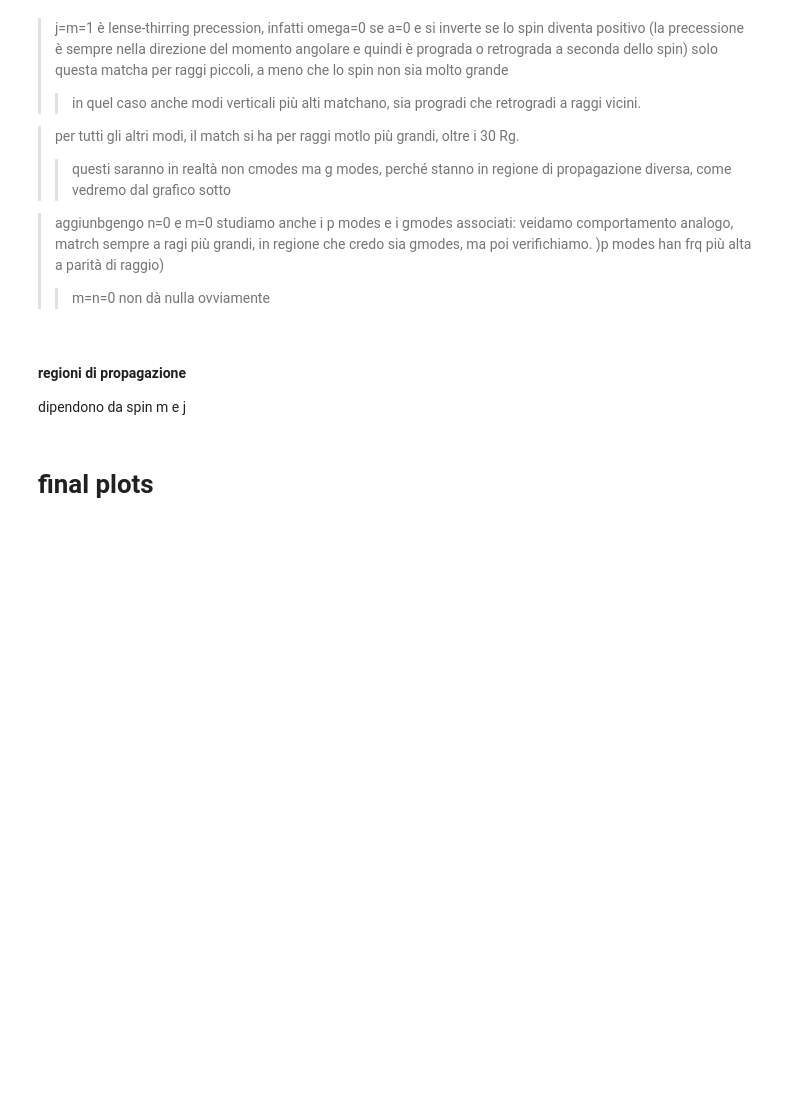
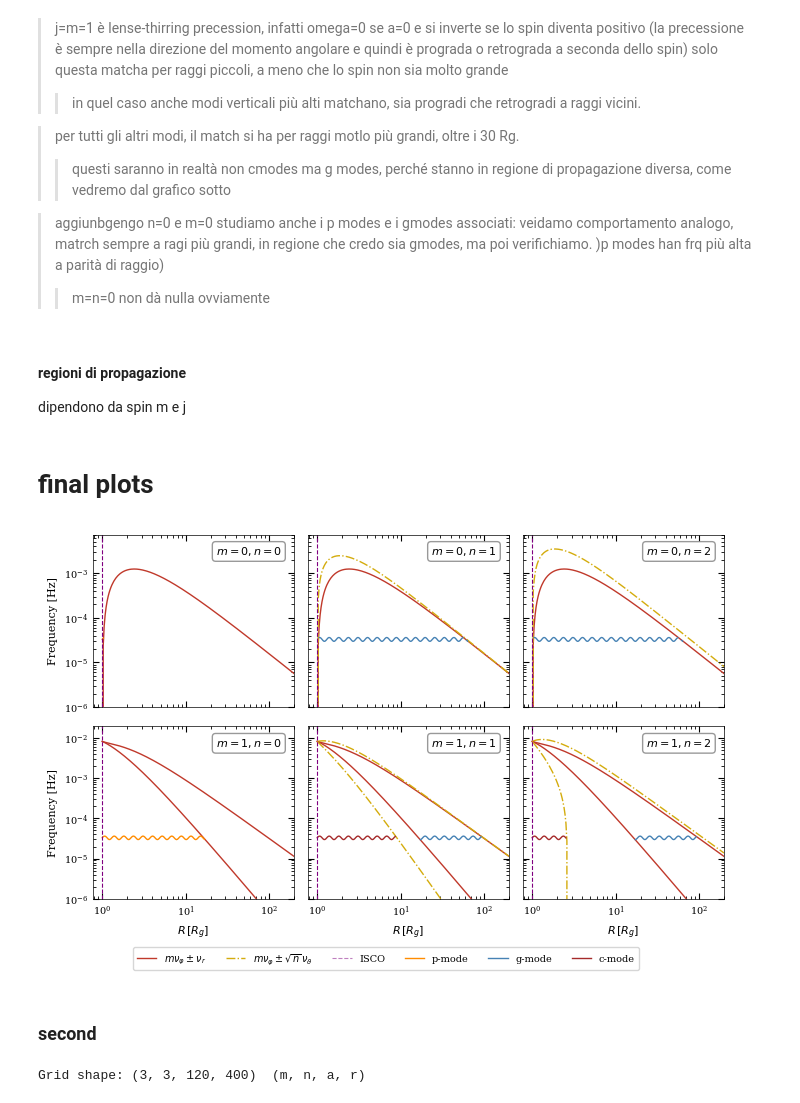
Before and after one commit to mauroghira/iuss_thesis, a Jupyter notebook: c_modes.ipynb, the cells around one changed output. Saved outputs shown, nothing was run; the diff lists cells and outputs as text; code cells hidden in the pictures; blank space fills up the shorter version.

Commit message:
more graphs

```diff
--- a/c_modes.ipynb
+++ b/c_modes.ipynb
@@ -492,6 +529,19 @@ def plot_target_wavy_trapped(ax, r_vals, freq_plus_kappa, freq_minus_kappa,
     elif mm > 0 and nn == 0:
         p_mask = (target_wavy_pos >= freq_plus_kappa) & ~np.isnan(freq_plus_kappa)
         _plot_first_segment(p_mask, target_wavy_pos, 'darkorange', 'p', 'p-mode')
+# %%
+params = {
+    "m": (0, 3, 4),
+    "j": (0, 3, 4),
+    "a": (-1, 1, 201),
+    "rivr": (1, 200, 200)
+}
+labels = list(params.keys())
+param_vectors, mesh_arrays = create_param_grid(params)
+
+m, j, A, RIVR = mesh_arrays
+
+RIVR = np.maximum(RIVR, r_isco(A))
 # %%
 # ── frequencies on the grid (computed once outside the plot loop) ────
 Omega      = nu_phi(RIVR, A)    # azimuthal orbital frequency
@@ -499,18 +549,13 @@ Omega_perp = nu_theta(RIVR, A)  # vertical epicyclic frequency
 kappa      = nu_r(RIVR, A)      # radial epicyclic frequency
 
 # ── choose spin slice ────────────────────────────────────────────────
-ia = 198   # index into spin axis  (ia=0 → a ≈ -0.99)
+ia = 200   # index into spin axis  (ia=0 → a ≈ -0.99)
 a_val      = A[0, 0, ia, 0]
 r_isco_val = r_isco(a_val)
 
 NM, NJ = 2, 3   # m = 0..3,  n = 0..2
 
-fig, axes = plt.subplots(NM, NJ, figsize=(7, 4.5), sharex=True, sharey="row")
-"""
-fig.suptitle(
-    fr"Propagation diagram  (a = {a_val:.2f},  M = {M_BH:.1e} $M_\odot$)",3, y=0.995
-)
-#"""
+fig, axes = plt.subplots(NM, NJ, figsize=(7, 4.5), sharex=True)
 
 legend_handles = {}   # filled in-place by plot_target_wavy_trapped
 
@@ -549,15 +594,17 @@ for im in range(NM):
                                  legend_handles)
 
         # ── ISCO vertical line ───────────────────────────────────────
-        ax.axvline(r_isco_val, color='purple', linestyle='--', linewidth=0.5, alpha=0.5)
+        ax.axvline(r_isco_val, color='purple', linestyle='--', linewidth=0.8)
 
         # ── scale ────────────────────────────────────────────────────
-        ax.set_yscale("symlog", linthresh=1e-5) if has_negative else ax.set_yscale("log")
+        #ax.set_ylim(bottom=1e-5)
+        #ax.set_yscale("symlog", linthresh=1e-5) if has_negative else ax.set_yscale("log")
         ax.set_xscale("log")
+        ax.set_xlim(right=np.max(RIVR))
 
         # ── internal title ───────────────────────────────────────────
-        ax.text(0.97, 0.97, f"m = {mm},  n = {nn}",
-                transform=ax.transAxes, fontweight='bold',
+        ax.text(0.94, 0.94, fr"$m = {mm},  n = {nn}$",
+                transform=ax.transAxes, #fontweight='bold',
                 ha='right', va='top',
                 bbox=dict(boxstyle='round,pad=0.3', facecolor='white',
                           edgecolor='gray', alpha=0.8))
@@ -567,37 +614,49 @@ for im in range(NM):
             ax.set_xlabel(r"$R\,[R_g]$")
         else:
             ax.tick_params(labelbottom=False)
 
         if ij == 0:
             ax.set_ylabel("Frequency [Hz]")
         else:
             ax.tick_params(labelleft=False)
 
+for im in range(NM):
+    row_axes = [axes[im, ij] for ij in range(NJ)]
+    row_tops = [ax.get_ylim()[1] for ax in row_axes]
+    global_top = max(row_tops)
+    for ax in row_axes:
+        ax.set_ylim(bottom=1e-6, top=global_top*2)
+        ax.set_yscale("log")
+
 # ── single shared legend ─────────────────────────────────────────────
-h_red   = mlines.Line2D([], [], color='red',   lw=1, ls='-',
+h_red   = mlines.Line2D([], [], color='#C0392B', lw=1, ls='-',
                          label=r'$m\nu_\varphi \pm \nu_r$')
-h_green = mlines.Line2D([], [], color='green', lw=1, ls='-.',
+h_green = mlines.Line2D([], [], color='#D4AC0D', lw=1, ls='-.',
                          label=r'$m\nu_\varphi \pm \sqrt{n}\,\nu_\vartheta$')
 h_black = mlines.Line2D([], [], color='black', lw=1, ls=':',
                          label=r'$m\nu_\varphi$')
 #h_gray  = mpatches.Patch(facecolor='gray', alpha=0.3, label='Target range')
-h_isco  = mlines.Line2D([], [], color='purple', lw=0.5, ls='--', alpha=0.5,
+h_isco  = mlines.Line2D([], [], color='purple', lw=0.8, ls='--', alpha=0.5,
                          label='ISCO')
 
-static  = [h_red, h_green, h_black, h_isco]
+static  = [h_red, h_green, h_isco]
 dynamic = list(legend_handles.values())   # g-mode, c-mode, p-mode (appear as needed)
 
 fig.legend(
     handles=static + dynamic,
     loc='lower center',
     ncol=len(static + dynamic),
     frameon=True,
     bbox_to_anchor=(0.5, -0.01)
 )
 
 plt.tight_layout(rect=[0, 0.04, 1, 0.995])
 plt.savefig('cmodes_plots/regioni.pdf', bbox_inches='tight')
 plt.show()
+# %% [output]
+[figure, added]
+# %% [markdown]
+### second
 # %%
 import matplotlib.patches as mpatches
 import matplotlib.lines as mlines
@@ -609,7 +668,7 @@ warnings.filterwarnings('ignore', category=RuntimeWarning)
 params = {
     "m":    (0, 2, 3),
     "j":    (0, 2, 3),       # n = 0, 1, 2
-    "a":    (-0.998, 0.998, 120),
+    "a":    (-1, 1, 120),
     "rivr": (1, 500, 400)
 }
 pv, ma = create_param_grid(params)
@@ -636,6 +695,8 @@ SPIN_OVERLAY = [-0.99, -0.5, 0.0, 0.5, 0.99]
 SPIN_COLORS  = ['#1f77b4','#ff7f0e','#2ca02c','#d62728','#9467bd']
 
 print(f"Grid shape: {m_g.shape}  (m, n, a, r)")
+# %% [output]
+Grid shape: (3, 3, 120, 400)  (m, n, a, r)
 # %%
 def mode_regions(im, ij, tol_frac=0):
     """
```
Also changed, not shown: parts of 3 cells of this notebook, 2 other files.
